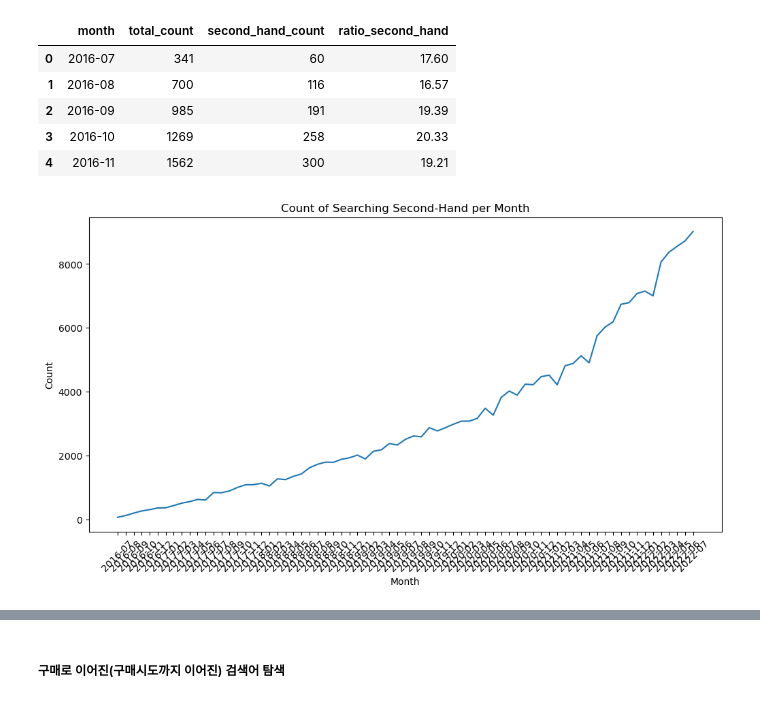
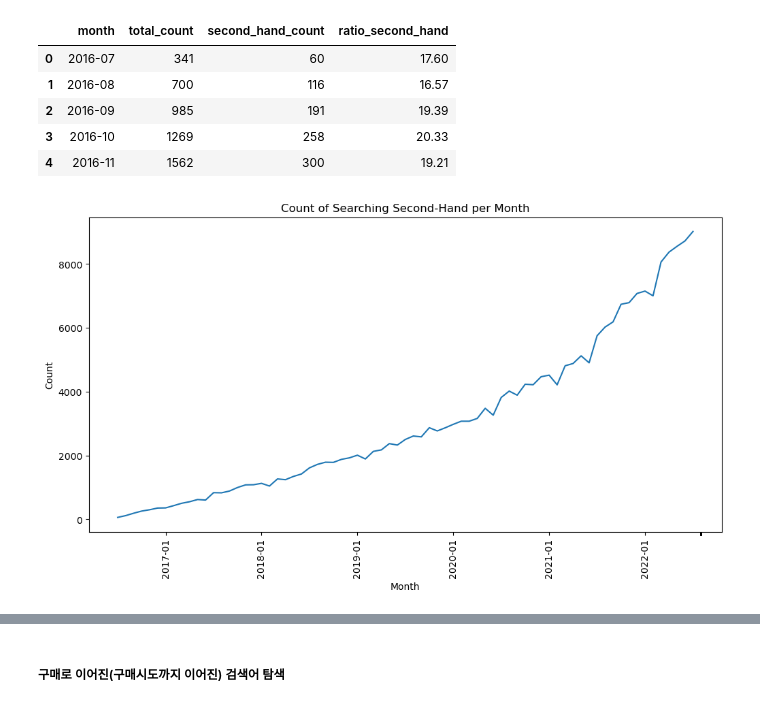
Before and after one commit to NARAEIM/tp2-da, a Jupyter notebook: tp2_da_hyunjune.ipynb, the cells around one changed output, grey strips where cells are left out. Cells and saved outputs as stored; diff of their text form; code cells hidden in the pictures.

```diff
--- a/tp2_da_hyunjune.ipynb
+++ b/tp2_da_hyunjune.ipynb
@@ -274,14 +276,16 @@ temp_click_stream_new.head()
 # %%
 # 월별로 중고 검색 횟수 모아보기
 plt.figure(figsize=(12, 6))
 ax = sns.lineplot(temp_click_stream_new, x='month', y='second_hand_count')
 # ax2 = ax.twinx()
 # ax2 = sns.barplot(temp_click_stream_new, x='month', y='ratio_second_hand', ax=ax2)
 
 plt.xlabel('Month')
 plt.ylabel('Count')
 plt.title('Count of Searching Second-Hand per Month')
-plt.xticks(rotation=45)
+label =['2017-01', '2018-01', '2019-01', '2020-01', '2021-01', '2022-01']
+x_ticks = [month if month in label else '' for month in temp_click_stream_new.month]
+plt.xticks(x_ticks, rotation=90)
 plt.show()
 # %% [output]
-[figure, old version]
+[figure, new version]
```
Also changed, not shown: parts of 9 cells of this notebook.
